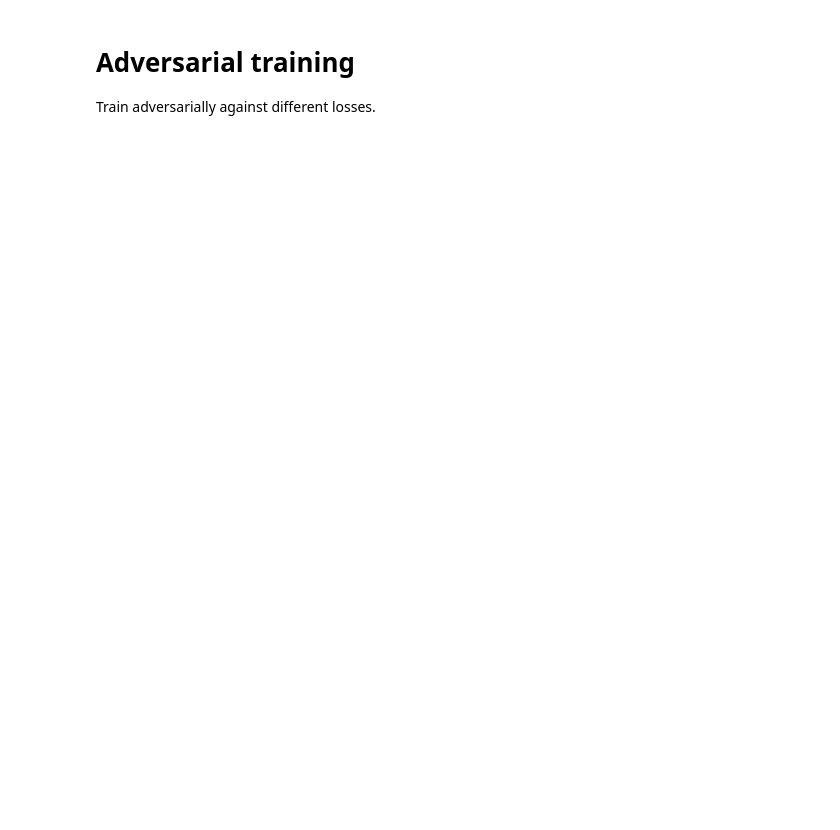
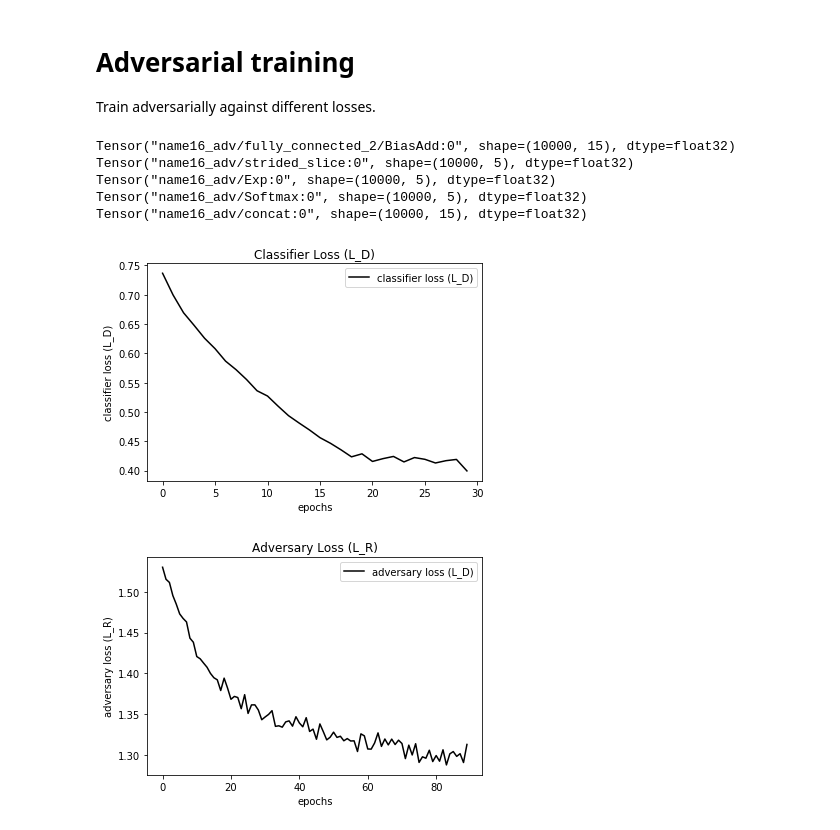
Before and after one commit to mzgubic/FairML, a Jupyter notebook: notebooks/LearningToPivotToy.ipynb, the cells around one changed output. Saved outputs shown, nothing was run; the diff lists cells and outputs as text; code cells hidden in the pictures; blank space fills up the shorter version.

```diff
--- a/notebooks/LearningToPivotToy.ipynb
+++ b/notebooks/LearningToPivotToy.ipynb
@@ -280,0 +209,48 @@ plot_adversary(generate, n_samples, 30, 'name18')
+# %%
+n_samples = 10000
+n_epochs = 30
+n_components = 5
+ctr+=1
+name = 'name'+str(ctr)
+
+# input placeholders
+x_in = tf.placeholder(tf.float32, shape=[n_samples, 2], name='X12')
+y_in = tf.placeholder(tf.float32, shape=[n_samples, ], name='Y')
+z_in = tf.placeholder(tf.float32, shape=[n_samples, ], name='Z')
+
+# create the classifier graph, loss, and optimisation
+clf_output, vars_D = classifier(x_in, name+'_clf')
+loss_D = classifier_loss(clf_output, y_in)
+opt_D = tf.train.AdamOptimizer(learning_rate=0.01).minimize(loss_D, var_list=vars_D)
+
+# create the adversary graph, loss, and optimisation
+adv_output, vars_R = adversary_pdf(clf_output, n_components, name+'_adv')
+loss_R, mu, sigma, pi, pdf, nll = loss_adversary_pdf(z_in, adv_output)
+opt_R = tf.train.AdamOptimizer(learning_rate=0.001).minimize(loss_R, var_list=vars_R)
+
+# create the combined loss function (for the classifier)
+loss_DR =
+
+# initialise the variables
+sess.run(tf.global_variables_initializer())
+
+# pretrain the classifier
+train_classifier(sess, opt_D, loss_D, x_in, y_in, z_in, generate, n_samples, n_epochs)
+
+# pretrain the adversary
+debug = [mu, sigma, pi, pdf, nll]
+train_adversary(sess, opt_R, loss_R, x_in, y_in, z_in, generate, n_samples, 3*n_epochs, debug)
+
+# now do the adversarial part (modifed loss function for the classifier)
+
+
+# plot the performance of the classifier
+#plotting.plot_classifier_performance(x_in, y_in, clf_output, generate, sess)
+# %% [output]
+Tensor("name16_adv/fully_connected_2/BiasAdd:0", shape=(10000, 15), dtype=float32)
+Tensor("name16_adv/strided_slice:0", shape=(10000, 5), dtype=float32)
+Tensor("name16_adv/Exp:0", shape=(10000, 5), dtype=float32)
+Tensor("name16_adv/Softmax:0", shape=(10000, 5), dtype=float32)
+Tensor("name16_adv/concat:0", shape=(10000, 15), dtype=float32)
+[figure, added]
+[figure, added]
```
Also changed, not shown: parts of 7 cells of this notebook, 1 other file.
